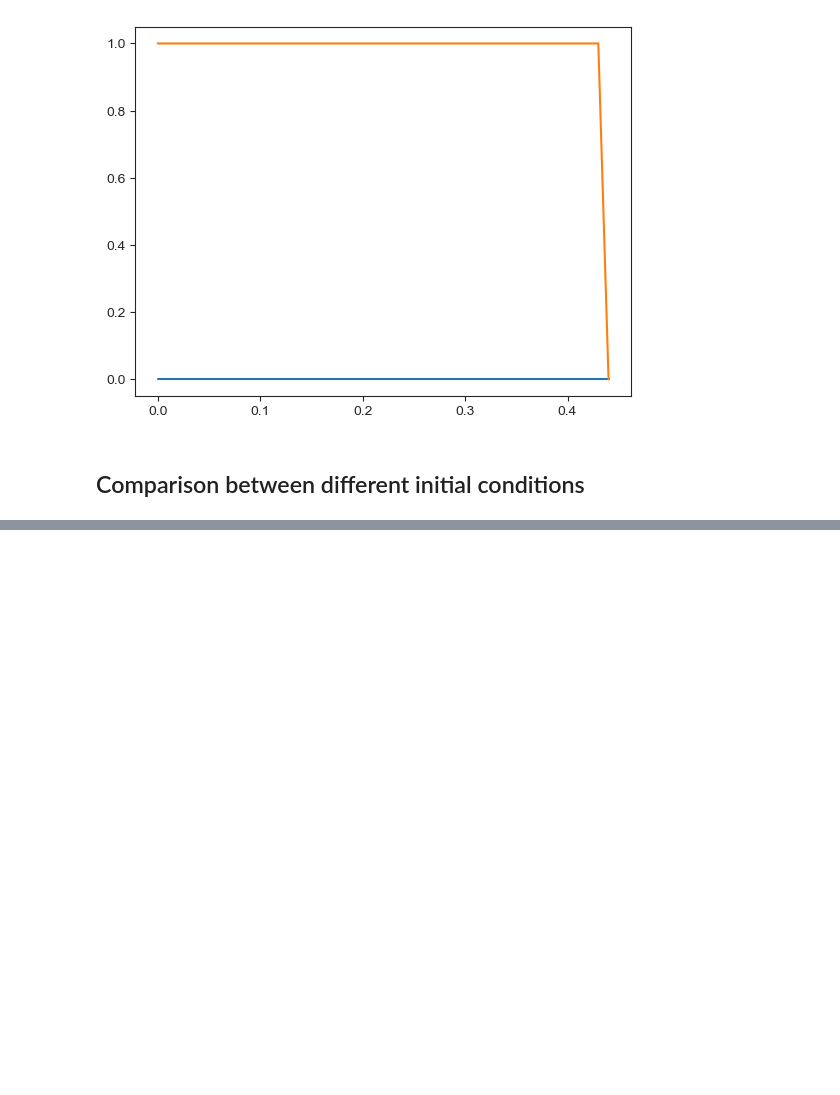
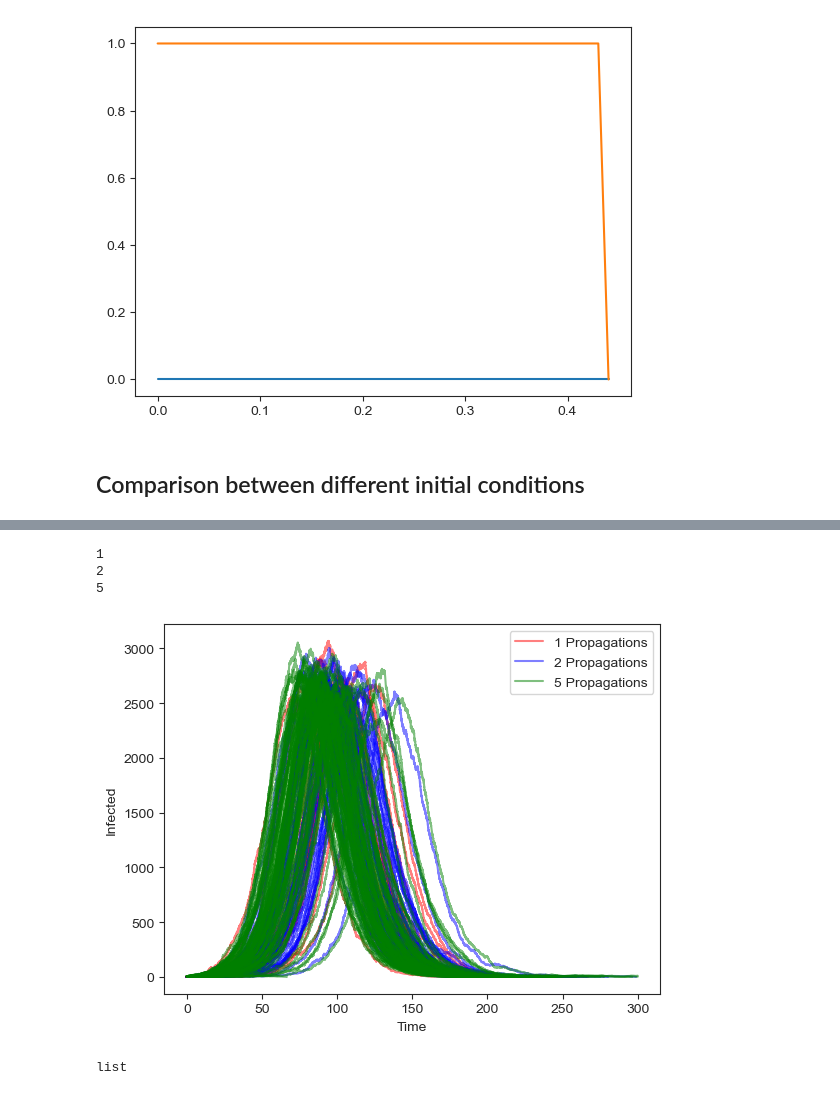
Before and after one commit to denisecammarota/HIT-dynamics, a Jupyter notebook: SIR_Gillespie_Tau_MEASLES.ipynb, the cells around one changed output, grey strips where cells are left out. Saved outputs shown, nothing was run; the diff lists cells and outputs as text; code cells hidden in the pictures; blank space fills up the shorter version.

```diff
--- a/SIR_Gillespie_Tau_MEASLES.ipynb
+++ b/SIR_Gillespie_Tau_MEASLES.ipynb
@@ -411,0 +415,44 @@ for I0_val in I0_vec:
+# %%
+N = 500000
+beta = 3 # 3 8
+gamma = 0.2
+Tmax = 300 # mudei a partir do 0.1 de 5 prop
+eps = 0.03 # 0.03, 0.1, 0.01 , -0.01, -0.03, -0.05, 0, 0.05
+mu = 0
+dt = 0.01
+reps = 100
+I0_vec = [1,2,5]
+colors_vec = ['red','blue','green']
+label_vec = ['1 Propagations', '2 Propagations', '5 Propagations']
+i = 0
+for I0_val in I0_vec:
+    print(I0_val)
+    np.random.seed(123)
+    series_list_loop = []
+    for j in range(reps):
+        I0 = I0_val/N
+        R0 = 1 - (1/(beta/gamma)) - eps - I0
+        x = np.array((1 - I0 - R0,I0,R0))*N
+        t, res = gillespie_total(x,dt,Tmax,beta,gamma,mu)
+        res = np.array([np.array(xi) for xi in res])
+        series_list_loop.append(res[:,1].tolist())
+        plt.plot(t,res[:,1], color = colors_vec[i], alpha = 0.5)
+    plt.plot(t,res[:,1], color = colors_vec[i], alpha = 0.5, label = label_vec[i])
+    i = i + 1
+    name_1 = 'realisations_'+str(I0_val)+'_'+str(eps)+'_'+str(N)+'.csv'
+    #with open(name_1, 'w', newline='') as f:
+        #writer = csv.writer(f)
+        #writer.writerows(series_list_loop)
+plt.xlabel('Time')
+plt.ylabel('Infected')
+plt.legend()
+plt.show()
+# %% [output]
+1
+2
+5
+[figure, added]
+# %%
+type(a)
+# %% [output]
+list
```
Also changed, not shown: parts of 1 cell of this notebook, 4 other files.
